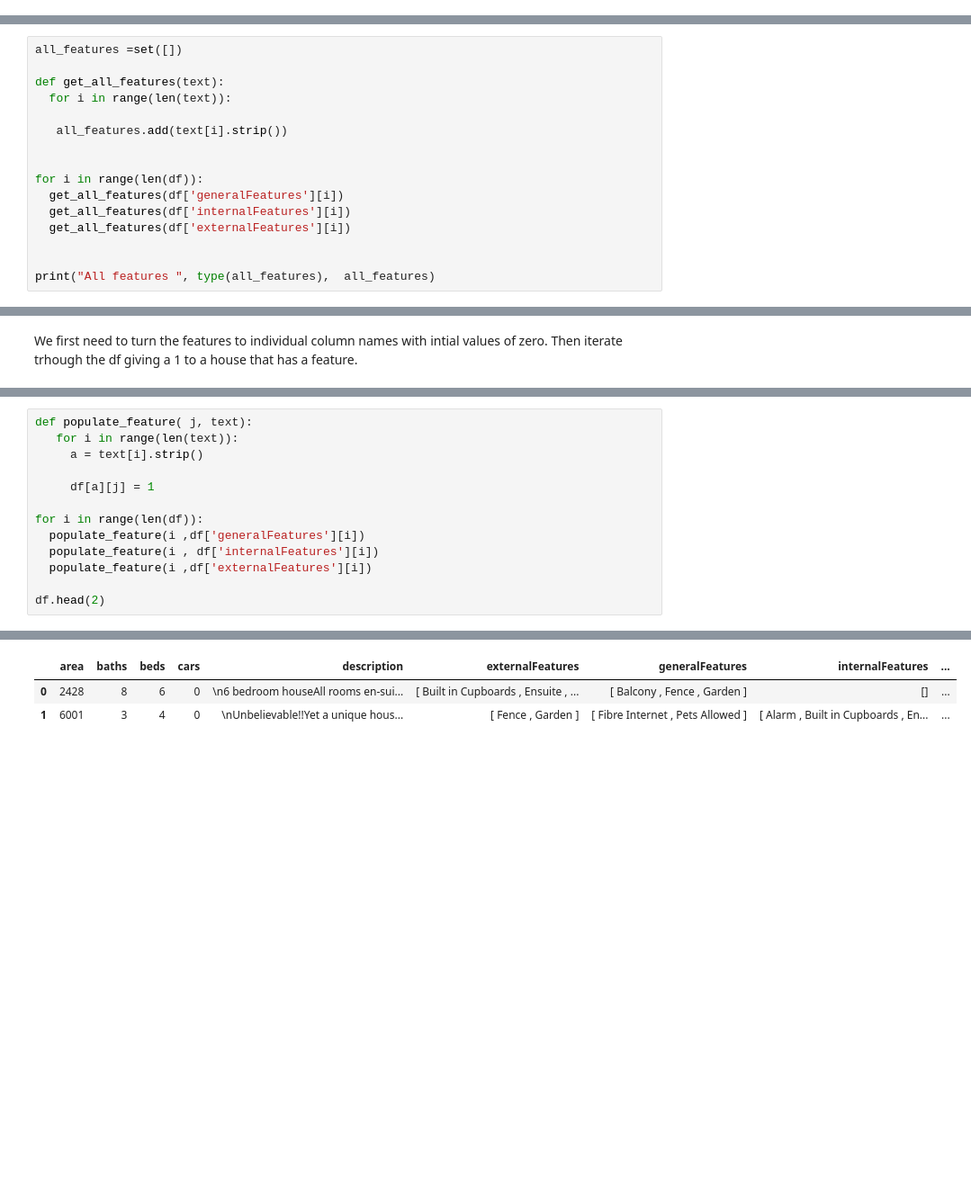
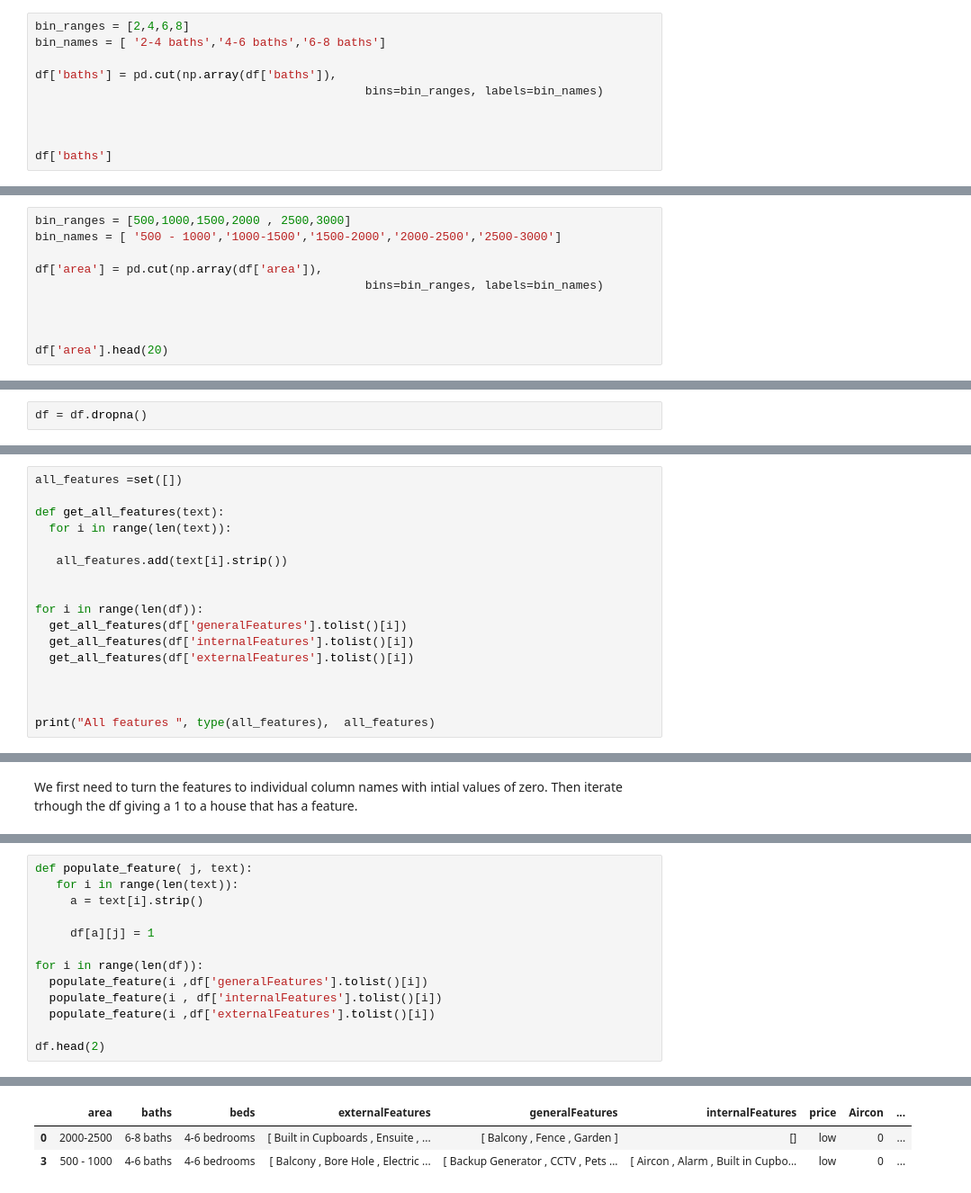
Before and after one commit to wamaithaNyamu/RUNDAHOUSES, a Jupyter notebook: Runda_Houses.ipynb, the cells around one changed output, grey strips where cells are left out. Shown at 90% size. Cells and saved outputs as stored; diff of their text form; blank space fills up the shorter version.

```diff
--- a/Runda_Houses.ipynb
+++ b/Runda_Houses.ipynb
@@ -163,0 +189,10 @@ df.head(10)
+# %%
+bin_ranges = [2,4,6,8]
+bin_names = [ '2-4 baths','4-6 baths','6-8 baths']
+
+df['baths'] = pd.cut(np.array(df['baths']),
+                                               bins=bin_ranges, labels=bin_names)
+
+
+
+df['baths']
@@ -163,0 +213,10 @@ df.head(10)
+# %%
+bin_ranges = [500,1000,1500,2000 , 2500,3000]
+bin_names = [ '500 - 1000','1000-1500','1500-2000','2000-2500','2500-3000']
+
+df['area'] = pd.cut(np.array(df['area']),
+                                               bins=bin_ranges, labels=bin_names)
+
+
+
+df['area'].head(20)
@@ -164,3 +252,5 @@ df.head(10)
+# %%
+df = df.dropna()
 # %% [markdown]
 # One hot encoding of features
 # %%
@@ -179,9 +269,10 @@ def get_all_features(text):
 
 
 for i in range(len(df)):
-  get_all_features(df['generalFeatures'][i])
-  get_all_features(df['internalFeatures'][i])
-  get_all_features(df['externalFeatures'][i])
+  get_all_features(df['generalFeatures'].tolist()[i])
+  get_all_features(df['internalFeatures'].tolist()[i])
+  get_all_features(df['externalFeatures'].tolist()[i])
+
 
 
 print("All features ", type(all_features),  all_features)
@@ -202,21 +293,21 @@ df.head(2)
 # %%
 def populate_feature( j, text):
    for i in range(len(text)):
      a = text[i].strip()
 
      df[a][j] = 1
 
 for i in range(len(df)):
-  populate_feature(i ,df['generalFeatures'][i])
-  populate_feature(i , df['internalFeatures'][i])
-  populate_feature(i ,df['externalFeatures'][i])
+  populate_feature(i ,df['generalFeatures'].tolist()[i])
+  populate_feature(i , df['internalFeatures'].tolist()[i])
+  populate_feature(i ,df['externalFeatures'].tolist()[i])
 
 df.head(2)
 # %% [output]
 A value is trying to be set on a copy of a slice from a DataFrame
 
 See the caveats in the documentation: https://pandas.pydata.org/pandas-docs/stable/user_guide/indexing.html#returning-a-view-versus-a-copy
   """
-|  | area | baths | beds | cars | description | externalFeatures | generalFeatures | internalFeatures | ... |
-| 0 | 2428 | 8 | 6 | 0 | \n6 bedroom houseAll rooms en-sui... | [ Built in Cupboards , Ensuite , ... | [ Balcony , Fence , Garden ] | [] | ... |
-| 1 | 6001 | 3 | 4 | 0 | \nUnbelievable!!Yet a unique hous... | [ Fence , Garden ] | [ Fibre Internet , Pets Allowed ] | [ Alarm , Built in Cupboards , En... | ... |
+|  | area | baths | beds | externalFeatures | generalFeatures | internalFeatures | price | Aircon | ... |
+| 0 | 2000-2500 | 6-8 baths | 4-6 bedrooms | [ Built in Cupboards , Ensuite , ... | [ Balcony , Fence , Garden ] | [] | low | 0 | ... |
+| 3 | 500 - 1000 | 4-6 baths | 4-6 bedrooms | [ Balcony , Bore Hole , Electric ... | [ Backup Generator , CCTV , Pets ... | [ Aircon , Alarm , Built in Cupbo... | low | 0 | ... |
```
Also changed, not shown: parts of 57 cells of this notebook.
